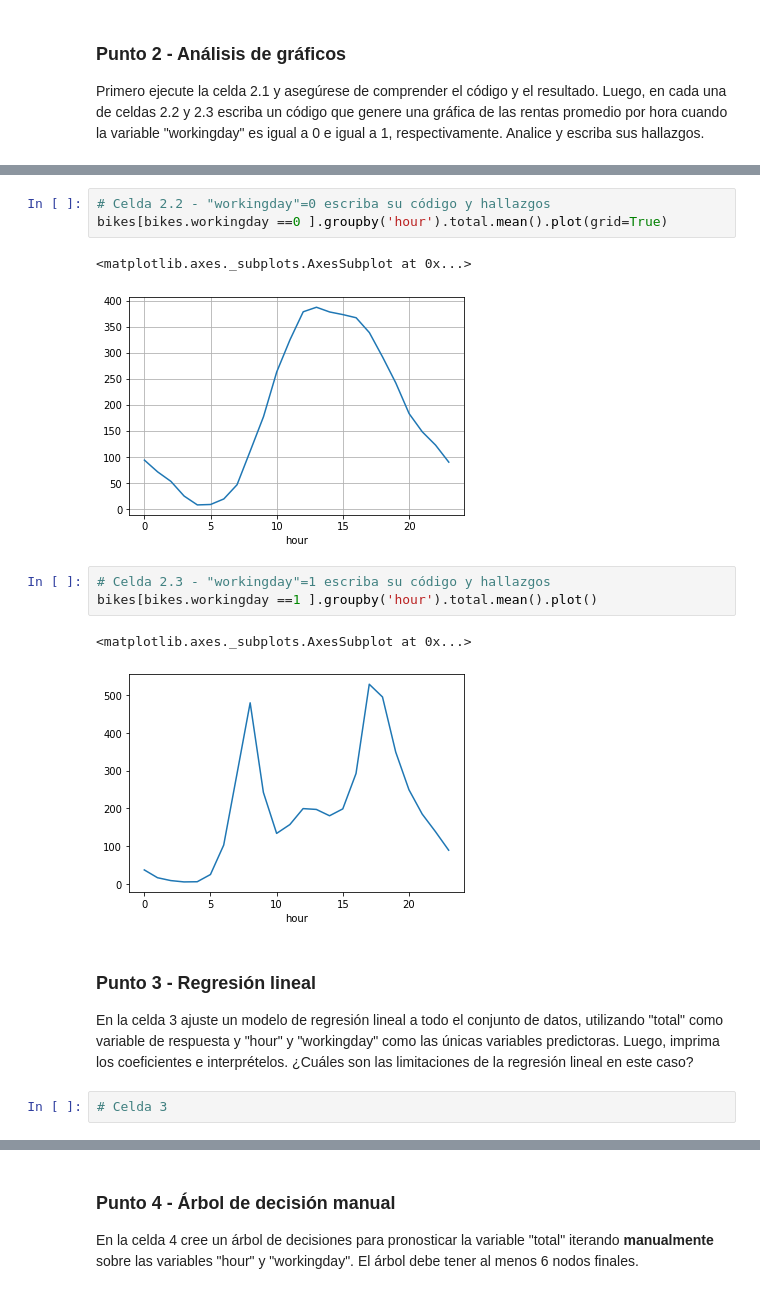
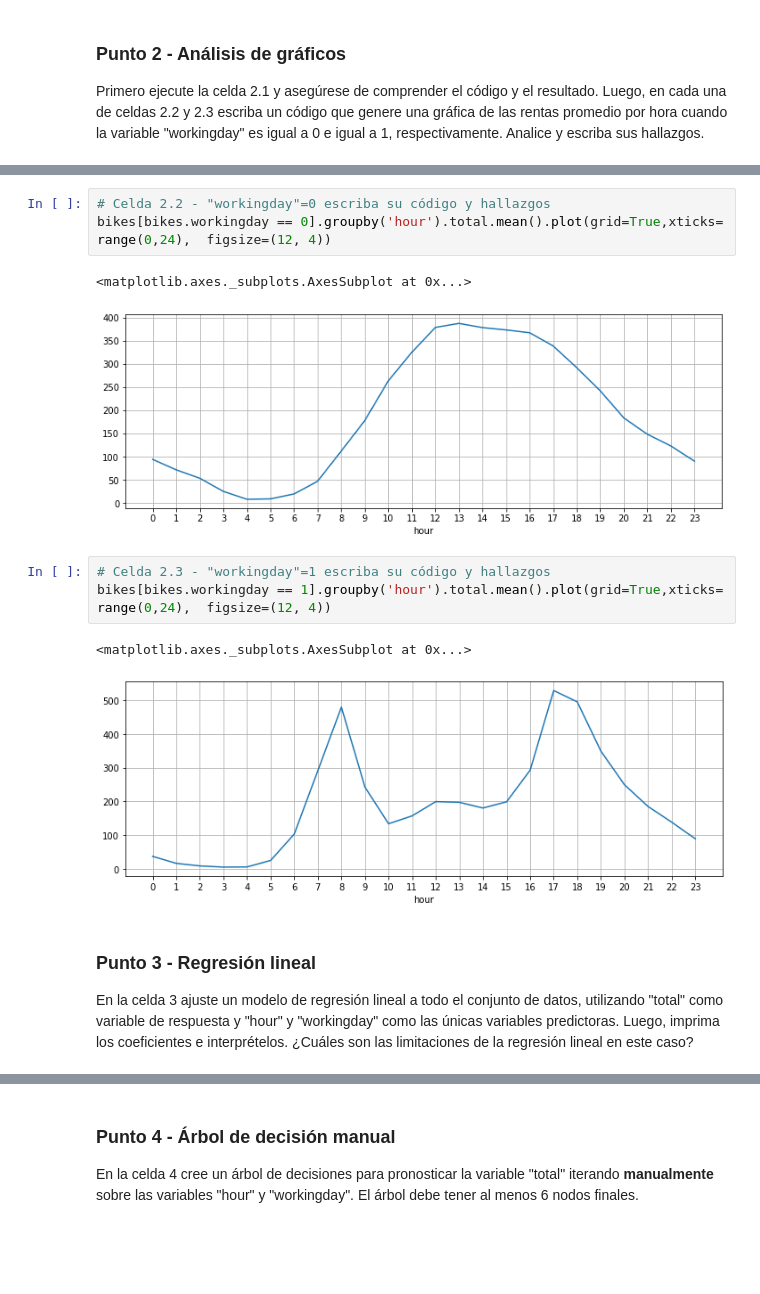
Before and after one commit to EduardoToledoMIAD/MIAD_ML_and_NLP, a Jupyter notebook: Semana 1/S1TC1_arboles_ensamblajes.ipynb, the cells around one changed output, grey strips where cells are left out. Cells and saved outputs as stored; diff of their text form; blank space fills up the shorter version.

```diff
--- a/Semana 1/S1TC1_arboles_ensamblajes.ipynb
+++ b/Semana 1/S1TC1_arboles_ensamblajes.ipynb
@@ -111,17 +109,15 @@ bikes.groupby('hour').total.mean().plot()
 # %%
 # Celda 2.2 - "workingday"=0 escriba su código y hallazgos
-bikes[bikes.workingday ==0 ].groupby('hour').total.mean().plot(grid=True)
+bikes[bikes.workingday == 0].groupby('hour').total.mean().plot(grid=True,xticks= range(0,24),  figsize=(12, 4))
 # %% [output]
 <matplotlib.axes._subplots.AxesSubplot at 0x...>
-[figure, old version]
+[figure, new version]
 # %%
 # Celda 2.3 - "workingday"=1 escriba su código y hallazgos
-bikes[bikes.workingday ==1 ].groupby('hour').total.mean().plot()
+bikes[bikes.workingday == 1].groupby('hour').total.mean().plot(grid=True,xticks= range(0,24),  figsize=(12, 4))
 # %% [output]
 <matplotlib.axes._subplots.AxesSubplot at 0x...>
-[figure, old version]
+[figure, new version]
 # %% [markdown]
 ### Punto 3 - Regresión lineal
 En la celda 3 ajuste un modelo de regresión lineal a todo el conjunto de datos, utilizando "total" como variable de respuesta y "hour" y "workingday" como las únicas variables predictoras. Luego, imprima los coeficientes e interprételos. ¿Cuáles son las limitaciones de la regresión lineal en este caso?
-# %%
-# Celda 3
```
Also changed, not shown: parts of 13 cells of this notebook.
